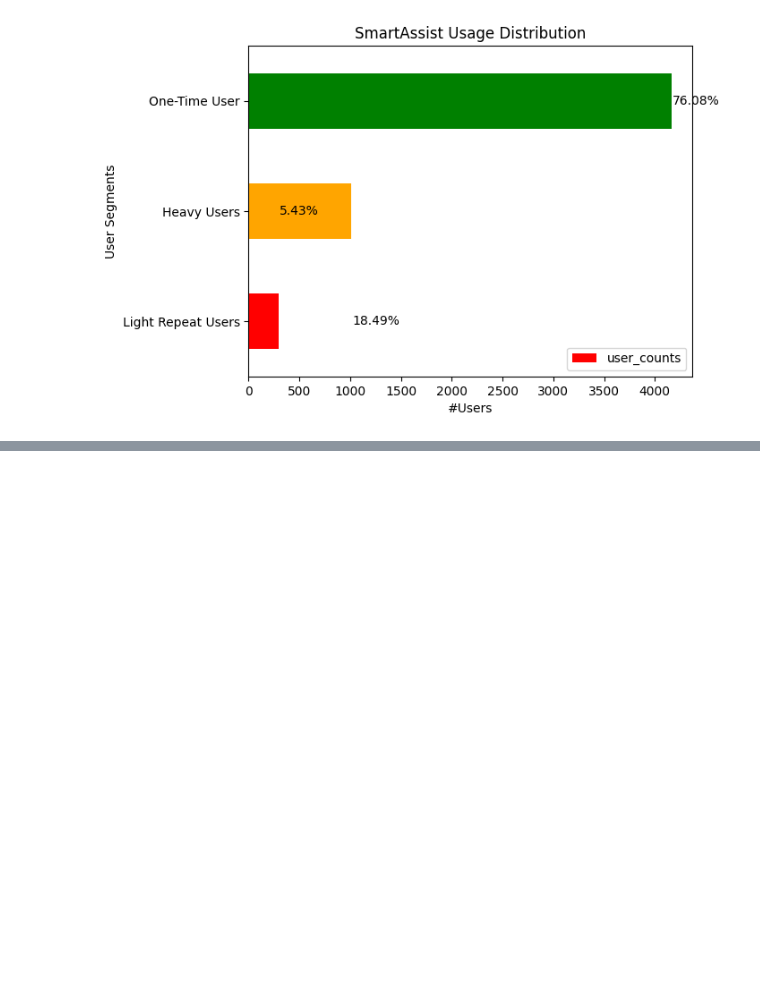
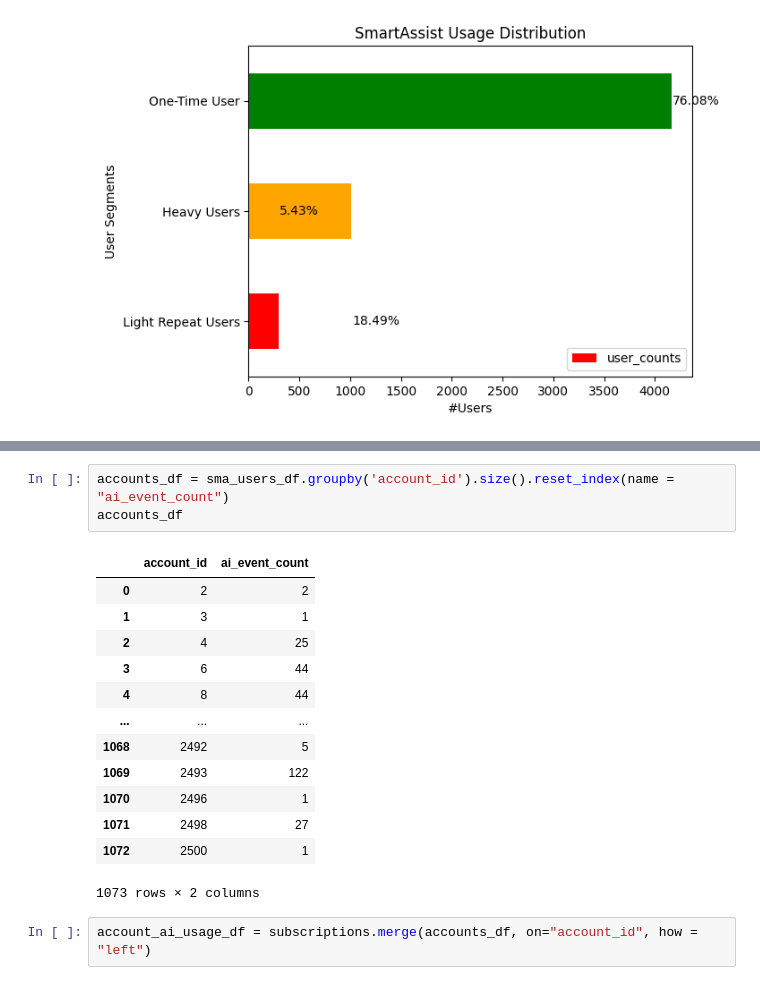
Before and after one commit to Vaishnav09/ai-product-impact-analysis, a Jupyter notebook: notebooks/01_data_exploration.ipynb, the cells around one changed output, grey strips where cells are left out. Cells and saved outputs as stored; diff of their text form; blank space fills up the shorter version.

```diff
--- a/notebooks/01_data_exploration.ipynb
+++ b/notebooks/01_data_exploration.ipynb
@@ -653,0 +668,19 @@ plt.show()
+# %%
+accounts_df = sma_users_df.groupby('account_id').size().reset_index(name = "ai_event_count")
+accounts_df
+# %% [output]
+|  | account_id | ai_event_count |
+| 0 | 2 | 2 |
+| 1 | 3 | 1 |
+| 2 | 4 | 25 |
+| 3 | 6 | 44 |
+| 4 | 8 | 44 |
+| ... | ... | ... |
+| 1068 | 2492 | 5 |
+| 1069 | 2493 | 122 |
+| 1070 | 2496 | 1 |
+| 1071 | 2498 | 27 |
+| 1072 | 2500 | 1 |
+1073 rows × 2 columns
+# %%
+account_ai_usage_df = subscriptions.merge(accounts_df, on="account_id", how = "left")
```
Also changed, not shown: parts of 12 cells of this notebook.
